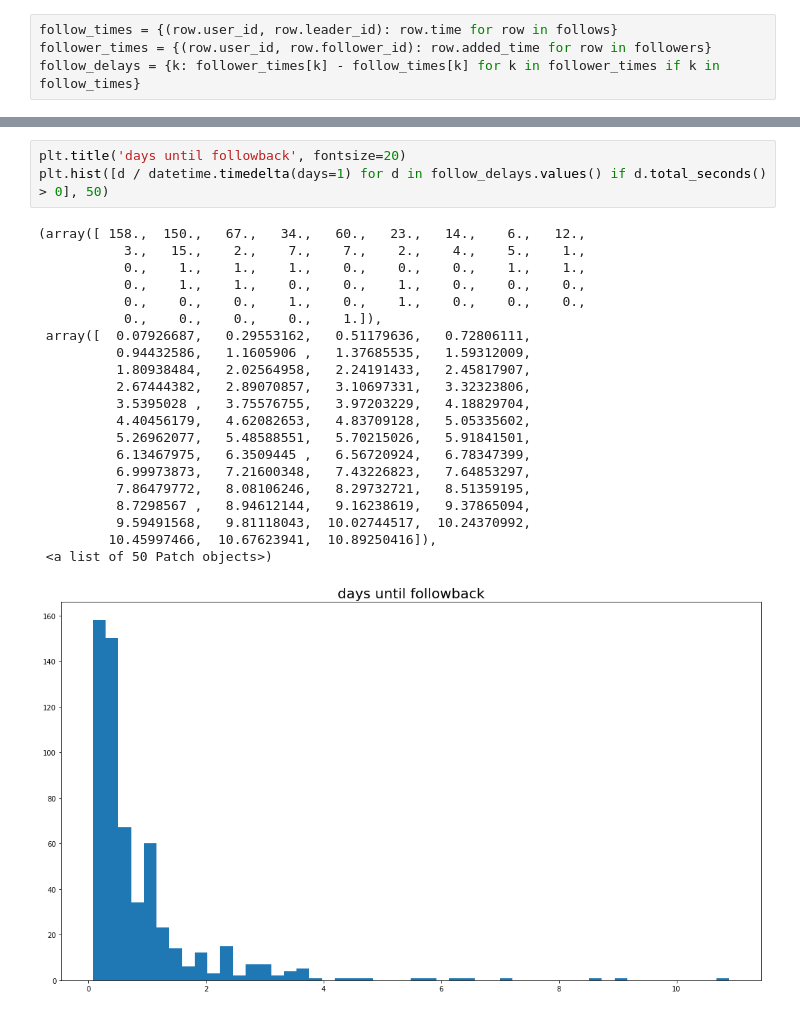
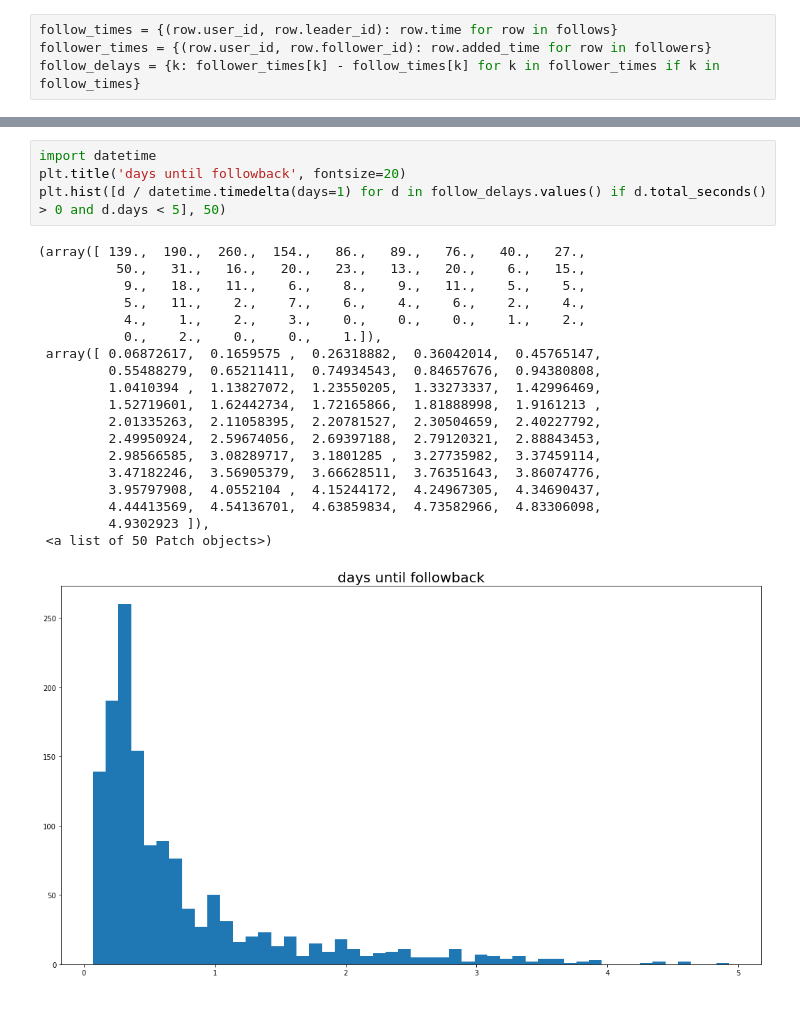
Before and after one commit to afcarl/fllow, a Jupyter notebook: etc/followback_distribution.ipynb, the cells around one changed output, grey strips where cells are left out. Cells and saved outputs as stored; diff of their text form.

```diff
--- a/etc/followback_distribution.ipynb
+++ b/etc/followback_distribution.ipynb
@@ -34,28 +37,27 @@ both Counter({2: 278, 4: 200, 5: 86, 3: 53, 1: 30})
 # %%
+import datetime
 plt.title('days until followback', fontsize=20)
-plt.hist([d / datetime.timedelta(days=1) for d in follow_delays.values() if d.total_seconds() > 0], 50)
+plt.hist([d / datetime.timedelta(days=1) for d in follow_delays.values() if d.total_seconds() > 0 and d.days < 5], 50)
 # %% [output]
-(array([ 158.,  150.,   67.,   34.,   60.,   23.,   14.,    6.,   12.,
-           3.,   15.,    2.,    7.,    7.,    2.,    4.,    5.,    1.,
-           0.,    1.,    1.,    1.,    0.,    0.,    0.,    1.,    1.,
-           0.,    1.,    1.,    0.,    0.,    1.,    0.,    0.,    0.,
-           0.,    0.,    0.,    1.,    0.,    1.,    0.,    0.,    0.,
-           0.,    0.,    0.,    0.,    1.]),
- array([  0.07926687,   0.29553162,   0.51179636,   0.72806111,
-          0.94432586,   1.1605906 ,   1.37685535,   1.59312009,
-          1.80938484,   2.02564958,   2.24191433,   2.45817907,
-          2.67444382,   2.89070857,   3.10697331,   3.32323806,
-          3.5395028 ,   3.75576755,   3.97203229,   4.18829704,
-          4.40456179,   4.62082653,   4.83709128,   5.05335602,
-          5.26962077,   5.48588551,   5.70215026,   5.91841501,
-          6.13467975,   6.3509445 ,   6.56720924,   6.78347399,
-          6.99973873,   7.21600348,   7.43226823,   7.64853297,
-          7.86479772,   8.08106246,   8.29732721,   8.51359195,
-          8.7298567 ,   8.94612144,   9.16238619,   9.37865094,
-          9.59491568,   9.81118043,  10.02744517,  10.24370992,
-         10.45997466,  10.67623941,  10.89250416]),
+(array([ 139.,  190.,  260.,  154.,   86.,   89.,   76.,   40.,   27.,
+          50.,   31.,   16.,   20.,   23.,   13.,   20.,    6.,   15.,
+           9.,   18.,   11.,    6.,    8.,    9.,   11.,    5.,    5.,
+           5.,   11.,    2.,    7.,    6.,    4.,    6.,    2.,    4.,
+           4.,    1.,    2.,    3.,    0.,    0.,    0.,    1.,    2.,
+           0.,    2.,    0.,    0.,    1.]),
+ array([ 0.06872617,  0.1659575 ,  0.26318882,  0.36042014,  0.45765147,
+         0.55488279,  0.65211411,  0.74934543,  0.84657676,  0.94380808,
+         1.0410394 ,  1.13827072,  1.23550205,  1.33273337,  1.42996469,
+         1.52719601,  1.62442734,  1.72165866,  1.81888998,  1.9161213 ,
+         2.01335263,  2.11058395,  2.20781527,  2.30504659,  2.40227792,
+         2.49950924,  2.59674056,  2.69397188,  2.79120321,  2.88843453,
+         2.98566585,  3.08289717,  3.1801285 ,  3.27735982,  3.37459114,
+         3.47182246,  3.56905379,  3.66628511,  3.76351643,  3.86074776,
+         3.95797908,  4.0552104 ,  4.15244172,  4.24967305,  4.34690437,
+         4.44413569,  4.54136701,  4.63859834,  4.73582966,  4.83306098,
+         4.9302923 ]),
  <a list of 50 Patch objects>)
-[figure, old version]
+[figure, new version]
 # %%
 plt.title('followbacks by UTC hour of day', fontsize=20)
 plt.hist([t.hour for k, t in follow_times.items() if k in follower_times], 24)
```
Also changed, not shown: parts of 6 cells of this notebook.
